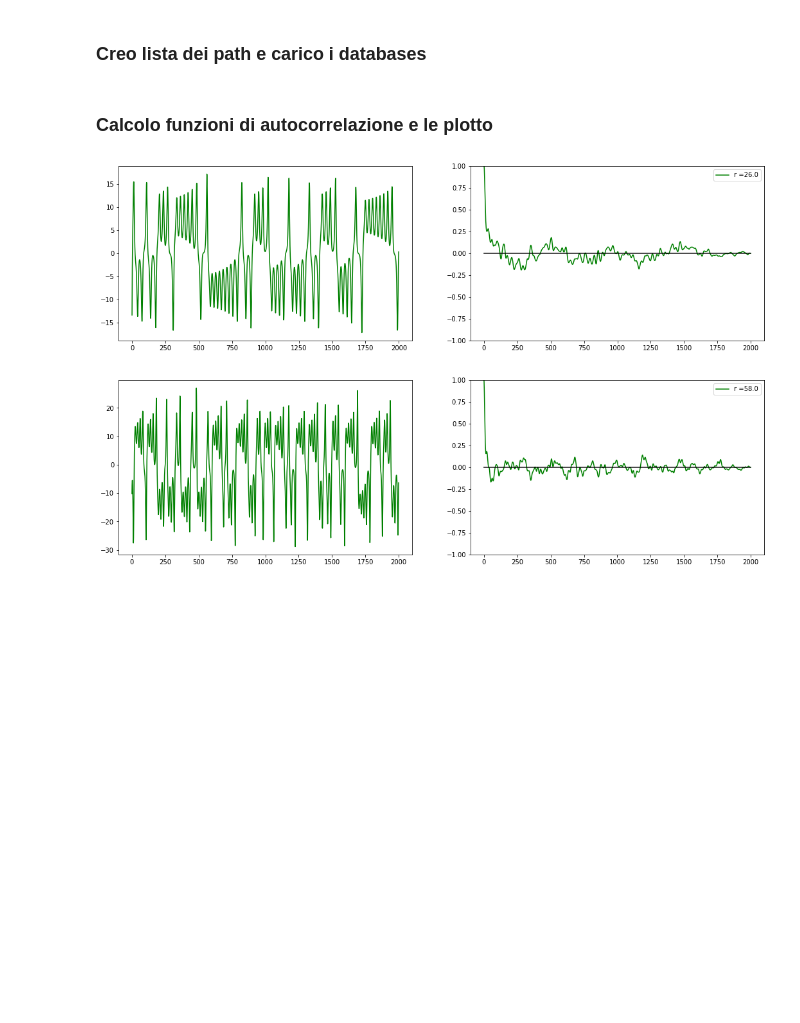
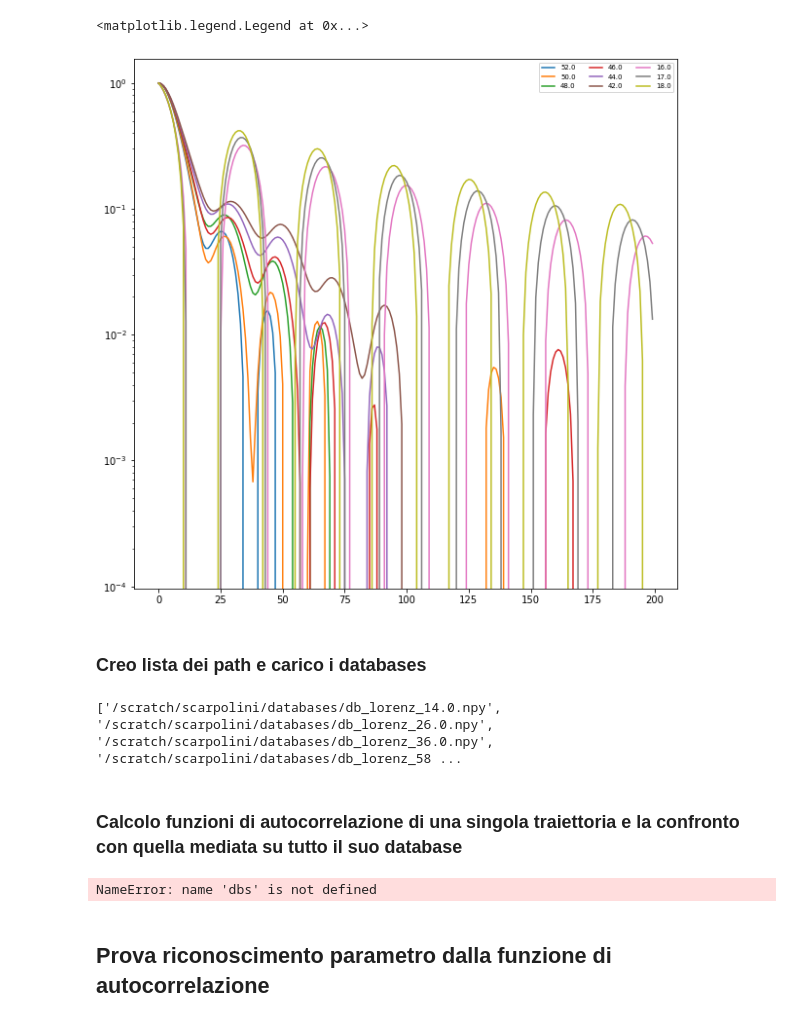
Before and after one commit to scarpma/lorenz, a Jupyter notebook: auto_corr.ipynb, the cells around one changed output. Cells and saved outputs as stored; diff of their text form; code cells hidden in the pictures; blank space fills up the shorter version.

```diff
--- a/auto_corr.ipynb
+++ b/auto_corr.ipynb
@@ -1,9 +101,43 @@
+# %%
+import numpy as np
+import glob
+paths = glob.glob('/scratch/scarpolini/databases/acf_lorenz_*.npy')
+paths = sorted(paths, key=lambda x : float(x[-8:-4]))
+import matplotlib.pyplot as plt
+from matplotlib.pyplot import figure
+#rv = [30, 32, 34, 36, 38, 40 , 42, 44, 46, 48, 50, 52, 54, 58]
+#for r in rv:
+
+figure(figsize=(10,10))
+for path in paths[-4:-10:-1]:
+    r = float(path[-8:-4])
+    acf = np.load(path)
+    #acf = np.load(f'/scratch/scarpolini/databases/acf_lorenz_{r:.1f}.npy')
+    plt.plot(acf[0,:200], label=str(r))
+plt.yscale('log')
+#plt.xscale('log')
+#plt.ylim([1.e-1,2.])
+plt.legend(ncol=3, fontsize='x-small')
+
+for path in paths[4:7]:
+    r = float(path[-8:-4])
+    acf = np.load(path)
+    #acf = np.load(f'/scratch/scarpolini/databases/acf_lorenz_{r:.1f}.npy')
+    plt.plot(acf[0,:200], label=str(r))
+plt.yscale('log')
+#plt.xscale('log')
+#plt.ylim([1.e-1,2.])
+plt.legend(ncol=3, fontsize='x-small')
+# %% [output]
+<matplotlib.legend.Legend at 0x...>
+[figure, added]
 # %% [markdown]
 ### Creo lista dei path e carico i databases
 # %%
 import numpy as np
 
-rv = [26.0, 58.0]
+rv = [14.0, 26.0, 36.0, 58.0]
+nr = len(rv)
 paths = []
 for r in rv:
     paths.append(f"/scratch/scarpolini/databases/db_lorenz_{r:.1f}.npy")
@@ -12,15 +146,19 @@ print(paths)
 dbs = []
 for path in paths:
     dbs.append(np.load(path))
+# %% [output]
+['/scratch/scarpolini/databases/db_lorenz_14.0.npy', '/scratch/scarpolini/databases/db_lorenz_26.0.npy', '/scratch/scarpolini/databases/db_lorenz_36.0.npy', '/scratch/scarpolini/databases/db_lorenz_58 ...
-# %% [markdown]
-### Calcolo funzioni di autocorrelazione e le plotto
+# %% [markdown]
+### Calcolo funzioni di autocorrelazione di una singola traiettoria e la confronto con quella mediata su tutto il suo database
 # %%
 def acf(x):
     result = np.correlate(x, x, mode='full')
     return result[result.size // 2:] / result[result.size // 2:].max()
 
+xlim = 20
 import matplotlib.pyplot as plt
-for db, r in zip(dbs, rv):
+for db, r, ii in zip(dbs, rv, range(nr)):
+    acf_tot = abs(np.load(f'/scratch/scarpolini/databases/acf_lorenz_{r:.1f}.npy')[0,:])
     n = round(np.random.uniform(len(db[:,0,0])))
     a = db[n,0,:]
     a = a - np.mean(a)
@@ -28,20 +166,24 @@ for db, r in zip(dbs, rv):
     #b = b - np.mean(b)
     #c = db[n,2,:]
     #c = c - np.mean(c)
-    acfx = acf(a)
+    acfx = abs(acf(a))   ## ATTENZIONE: STO PLOTTANDO IL MODULO DELLA FUNZIONE DI AUTOCORRELAZIONE
     #acfy = acf(b)
     #acfz = acf(c)
     fig, (ax1, ax2) = plt.subplots(1,2, figsize=(18,5))
     ax1.plot(a, color="g", label=f"r ={r}")
     #ax1.plot(b, color="b")
     #ax1.plot(c, color="r")
-    ax2.plot(acfx, color="g", label=f"r ={r}")
+    ax2.plot(acfx[:xlim], color="g", label=f"r ={r}", marker=".", markevery=5)
     #ax2.plot(acfy, color="b")
     #ax2.plot(acfz, color="r")
-    ax2.plot(np.zeros(2000),color="black")
-    ax2.set_ylim([-1.,1])
+
+    ax2.plot(acf_tot[:xlim], color="r", marker="v", markevery=5, label=f'r={r}, mediato')
+
+    ax2.set_yscale('log')
+    #ax2.set_xscale('log')
+    ax2.set_ylim([1.e-3,2.])
     plt.legend()
-    plt.show()
 # %% [output]
-[figure, removed]
-[figure, removed]
+NameError: name 'dbs' is not defined
+# %% [markdown]
+## Prova riconoscimento parametro dalla funzione di autocorrelazione
```
Also changed, not shown: parts of 9 cells of this notebook, 24 other files.
